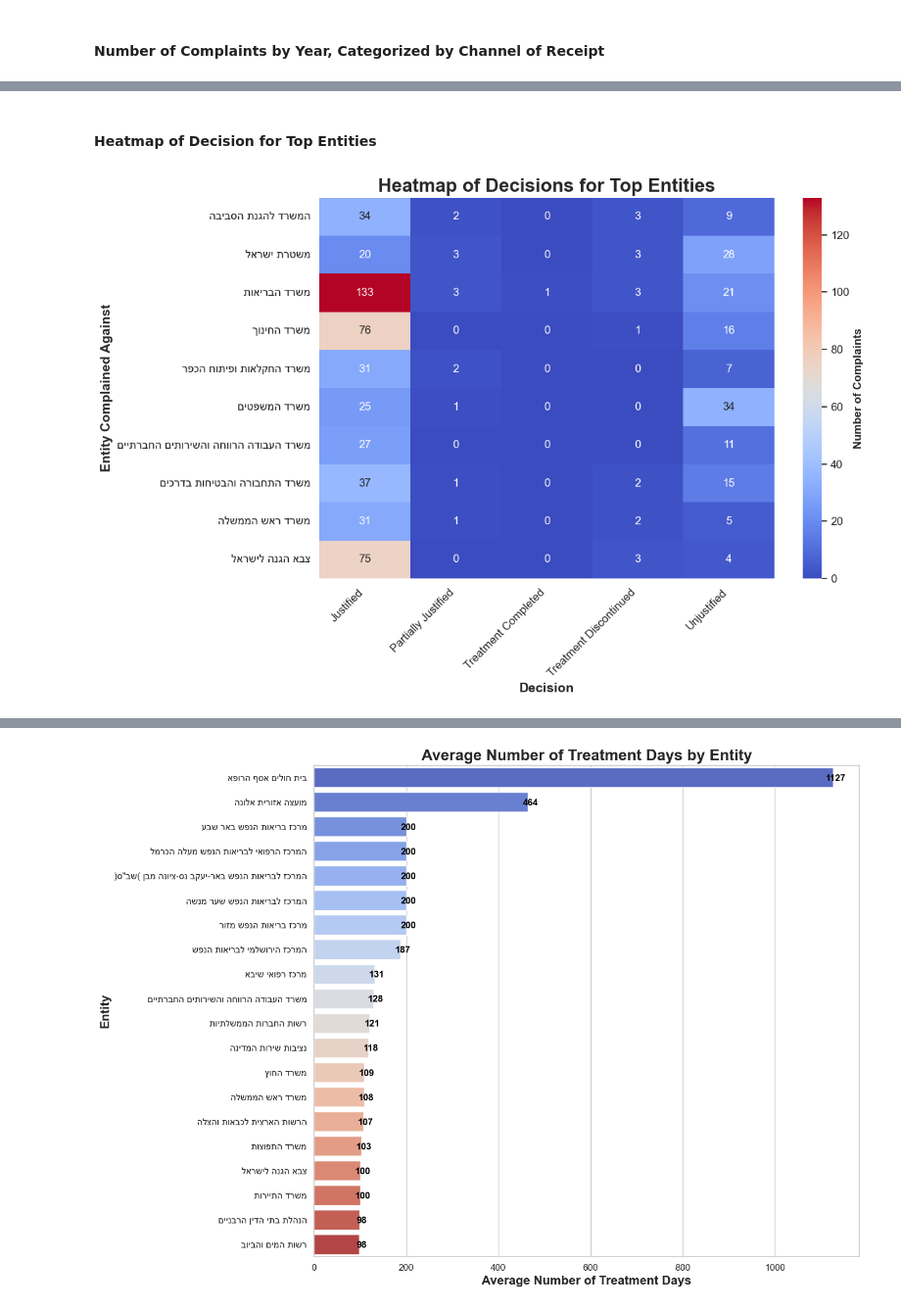
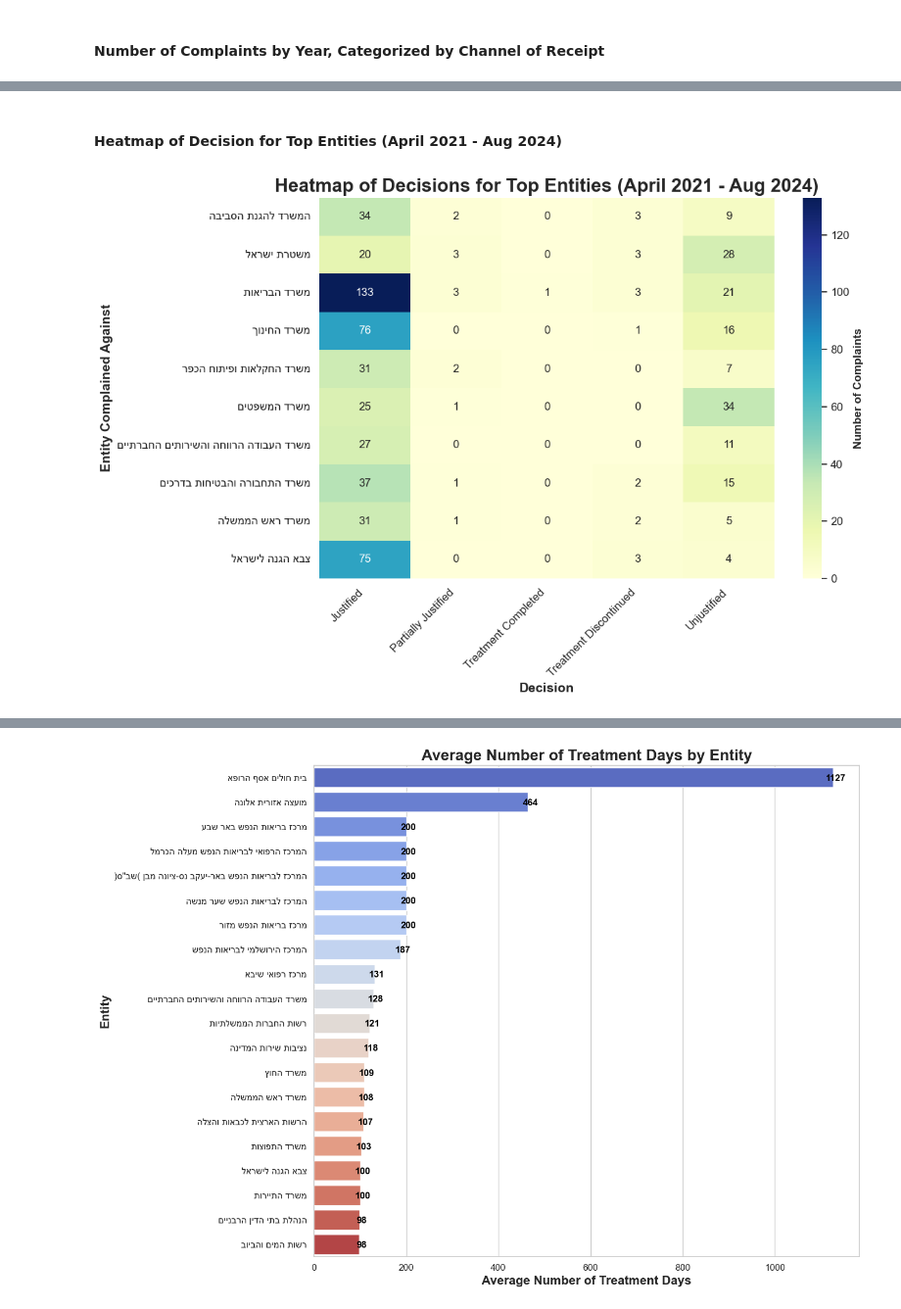
Before and after one commit to Dor-J/FreedomOfInformationComplaintsEDA, a Jupyter notebook: src/foi_complaints_eda.ipynb, the cells around one changed output, grey strips where cells are left out. Shown at 98% size. Drawn from its saved outputs; the diff is of its cells as text; code cells hidden in the pictures.

```diff
--- a/src/foi_complaints_eda.ipynb
+++ b/src/foi_complaints_eda.ipynb
@@ -1680,5 +1791,5 @@ plt.show()
 # %% [markdown]
-#### Heatmap of Decision for Top Entities
+#### Heatmap of Decision for Top Entities (April 2021 - Aug 2024)
 # %%
 # Heatmap of Decision for Top Entities
 
@@ -1691,33 +1802,33 @@ plt.rcParams['ytick.labelsize'] = 12
 
 # Identify the Top Entities by Number of Complaints
 top_entities = df_combined['Entity Complained Against'].value_counts().head(10).index.tolist()
 
 # Filter the data for only the top entities and exclude 'Unknown'
 filtered_df = df_combined[(df_combined['Entity Complained Against'].isin(top_entities)) &
                           (~df_combined['Decision'].isin(['Unknown']))]
 
 # Create a pivot table for heatmap
 heatmap_data = filtered_df.pivot_table(index='Entity Complained Against',
                                        columns='Decision',
                                        aggfunc='size', fill_value=0)
 
 # Plot the heatmap
 plt.figure(figsize=(12, 8))
-sns.heatmap(heatmap_data, annot=True, fmt="d", cmap="coolwarm", cbar_kws={'label': 'Number of Complaints'})
+sns.heatmap(heatmap_data, annot=True, fmt="d", cmap="YlGnBu", cbar_kws={'label': 'Number of Complaints'})
 
 # Title and labels
-plt.title('Heatmap of Decisions for Top Entities', fontsize=20, fontweight='bold')
+plt.title('Heatmap of Decisions for Top Entities (April 2021 - Aug 2024)', fontsize=20, fontweight='bold')
 plt.xlabel('Decision', fontsize=14)
 plt.ylabel('Entity Complained Against', fontsize=14)
 
 # Reverse text for Hebrew on Y-axis labels
 ax = plt.gca()  # Get the current axis
 ax.set_yticklabels([label.get_text()[::-1] for label in ax.get_yticklabels()])
 
 # Rotate the x-ticks for better readability
 plt.xticks(rotation=45, ha='right')
 
 plt.tight_layout()
 plt.show()
 # %% [output]
-[figure, old version]
+[figure, new version]
```
Also changed, not shown: parts of 77 cells of this notebook, 3 other files.
